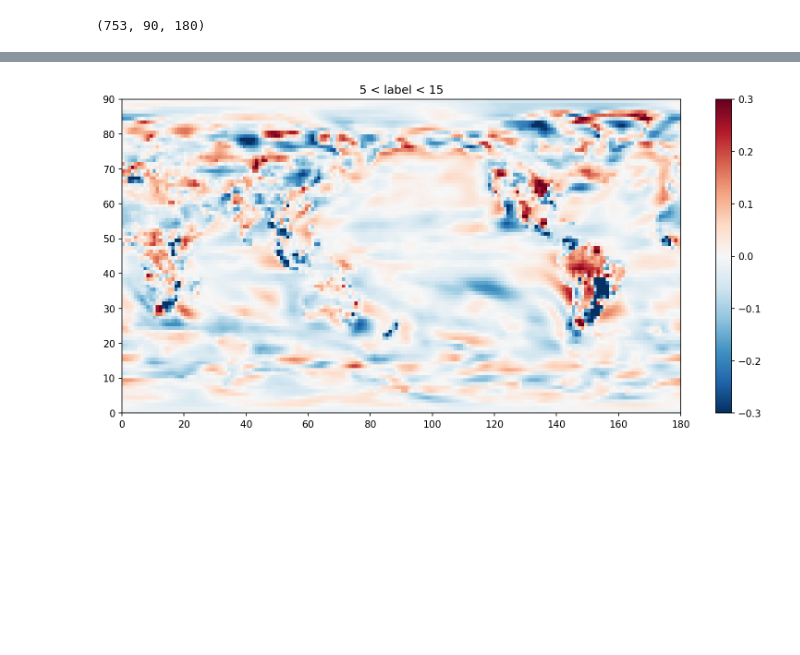
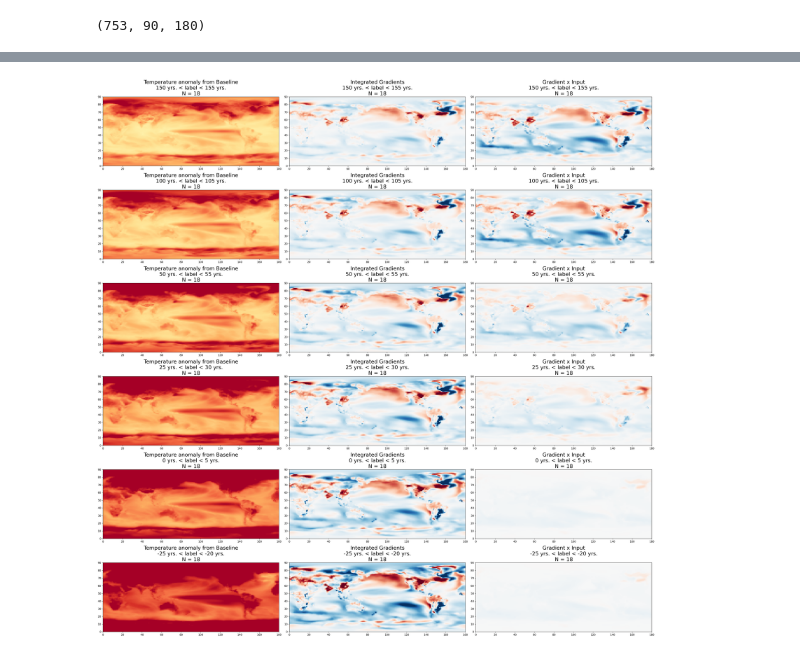
Before and after one commit to eabarnes1010/target_temp_detection, a Jupyter notebook: _train_model.ipynb, the cells around one changed output, grey strips where cells are left out. Cells and saved outputs as stored; diff of their text form; code cells hidden in the pictures; blank space fills up the shorter version.

```diff
--- a/_train_model.ipynb
+++ b/_train_model.ipynb
@@ -345,20 +447,3 @@ grad_x_input = grad_x_input.reshape((len(targets),data_train.shape[2],data_train
 print(np.shape(grad_x_input))
 # %% [output]
 (753, 90, 180)
-# %%
-# plot the resulting heatmaps for a subset of samples
-# based on their label
-min_range, max_range = (0,10)
-isamples = np.where((targets >= min_range) & (targets <= max_range))[0]
-grad_x_input_mean = np.mean(grad_x_input[isamples,:],axis=0)
-print('# of samples = ' + str(len(isamples)))
-
-#----------------------------------------------------------------------
-plt.figure(figsize=(13,6))
-plt.pcolor(grad_x_input_mean,
-           cmap='RdBu_r',
-          )
-plt.clim(-25,25)
-plt.colorbar()
-plt.title(str(min_range) + ' < label < ' + str(max_range))
-plt.show()
@@ -474,19 +477,56 @@ print(np.shape(integrated_gradients))
 # %%
 # plot the resulting heatmaps for a subset of samples
 # based on their label
-min_range, max_range = (5,15)
-isamples = np.where((targets >= min_range) & (targets <= max_range))[0]
-igrad_mean = np.mean(integrated_gradients[isamples,:],axis=0)
-print('# of samples = ' + str(len(isamples)))
+range_list = (150,100,50,25,0,-25)
+plt.subplots(len(range_list),3,figsize=(30,5*len(range_list)))
 
-#----------------------------------------------------------------------
-plt.figure(figsize=(13,6))
-plt.pcolor(igrad_mean,
-           cmap='RdBu_r',
-          )
-# plt.clim(-200,200)
-plt.clim(-.3,.3)
-plt.colorbar()
-plt.title(str(min_range) + ' < label < ' + str(max_range))
+for irow,min_range in enumerate(range_list):
+
+    max_range = min_range + 5
+    isamples = np.where((targets >= min_range) & (targets <= max_range))[0]
+    igrad_mean = np.mean(integrated_gradients[isamples,:],axis=0)
+    grad_x_input_mean = np.mean(grad_x_input[isamples,:,:],axis=0)
+    x_inputs_mean = np.mean(inputs[isamples,:],axis=0)
+    x_inputs_mean = x_inputs_mean.reshape((data_train.shape[2],data_train.shape[3]))
+    x_inputs_mean = x_inputs_mean - baseline_mean.reshape((data_train.shape[2],data_train.shape[3]))
+    #------------------------------------------------------------------
+    # plot explainability
+    plt.subplot(len(range_list),3,irow*3+1)
+    plt.pcolor(x_inputs_mean,
+               cmap='RdYlBu_r',
+              )
+    plt.clim(-5,5)
+    # plt.clim(215.,315.)
+    # plt.colorbar()
+    plt.title('Temperature anomaly from Baseline\n' + str(min_range) + ' yrs. < label < ' + str(max_range) + ' yrs.\nN = ' + str(len(isamples)),
+              fontsize=20,
+             )
+    #------------------------------------------------------------------
+    # plot explainability of integrated gradients
+    plt.subplot(len(range_list),3,irow*3+2)
+    # igrad_mean = np.abs(igrad_mean)
+    # igrad_mean[igrad_mean<.15] = 0.
+    plt.pcolor(igrad_mean,
+               cmap='RdBu_r',
+              )
+    plt.clim(-.25,.25)
+    # plt.colorbar()
+    plt.title('Integrated Gradients\n' + str(min_range) + ' yrs. < label < ' + str(max_range) + ' yrs.\nN = ' + str(len(isamples)),
+              fontsize=20,
+             )
+    #------------------------------------------------------------------
+    # plot explainability of input x gradient
+    plt.subplot(len(range_list),3,irow*3+3)
+    plt.pcolor(grad_x_input_mean,
+               cmap='RdBu_r',
+              )
+    plt.clim(-25,25)
+    # plt.colorbar()
+    plt.title('Gradient x Input\n' + str(min_range) + ' yrs. < label < ' + str(max_range) + ' yrs.\nN = ' + str(len(isamples)),
+              fontsize=20,
+             )
+
+
+plt.tight_layout()
 plt.show()
 # %% [output]
@@ -494 +533 @@ plt.show()
-[figure, old version]
+[figure, new version]
```
Also changed, not shown: parts of 15 cells of this notebook.
